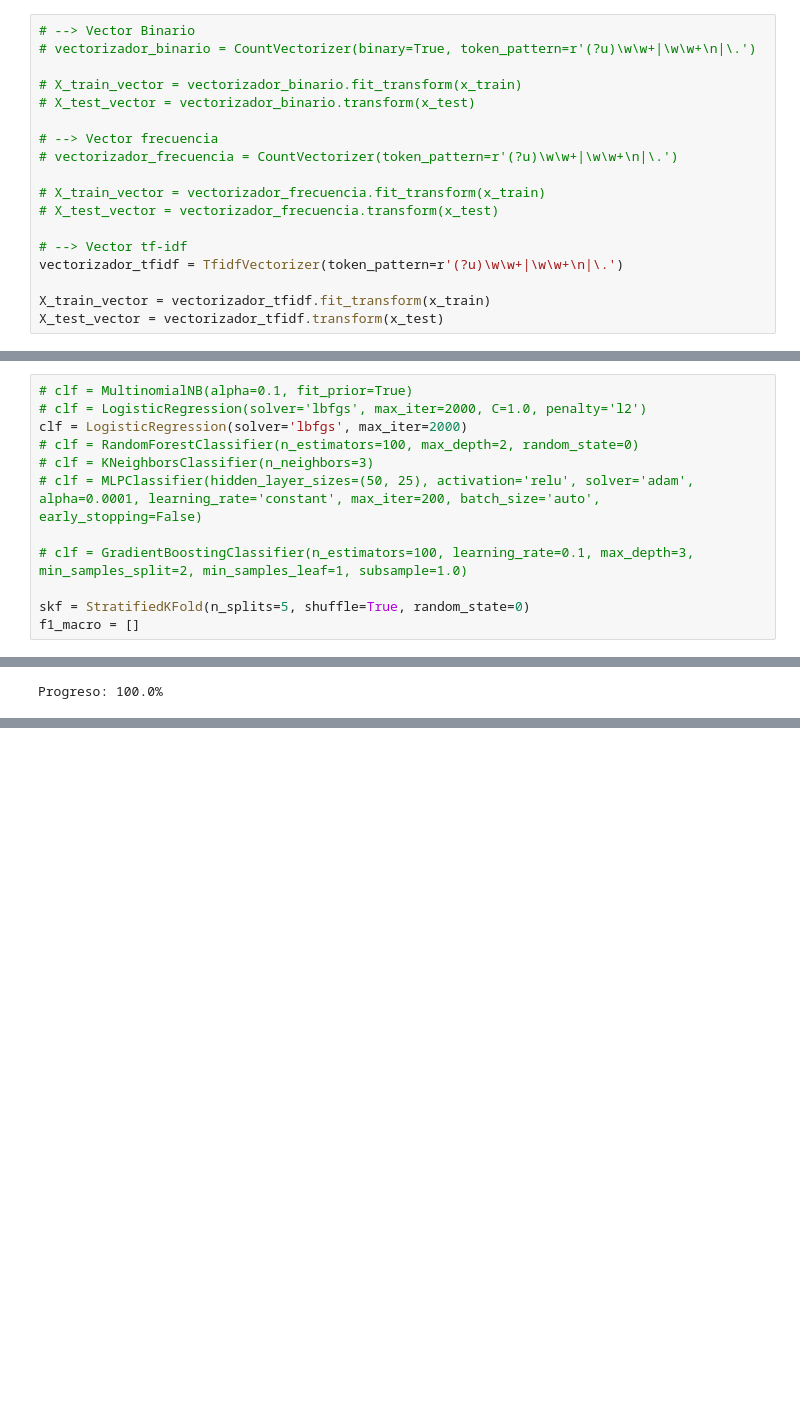
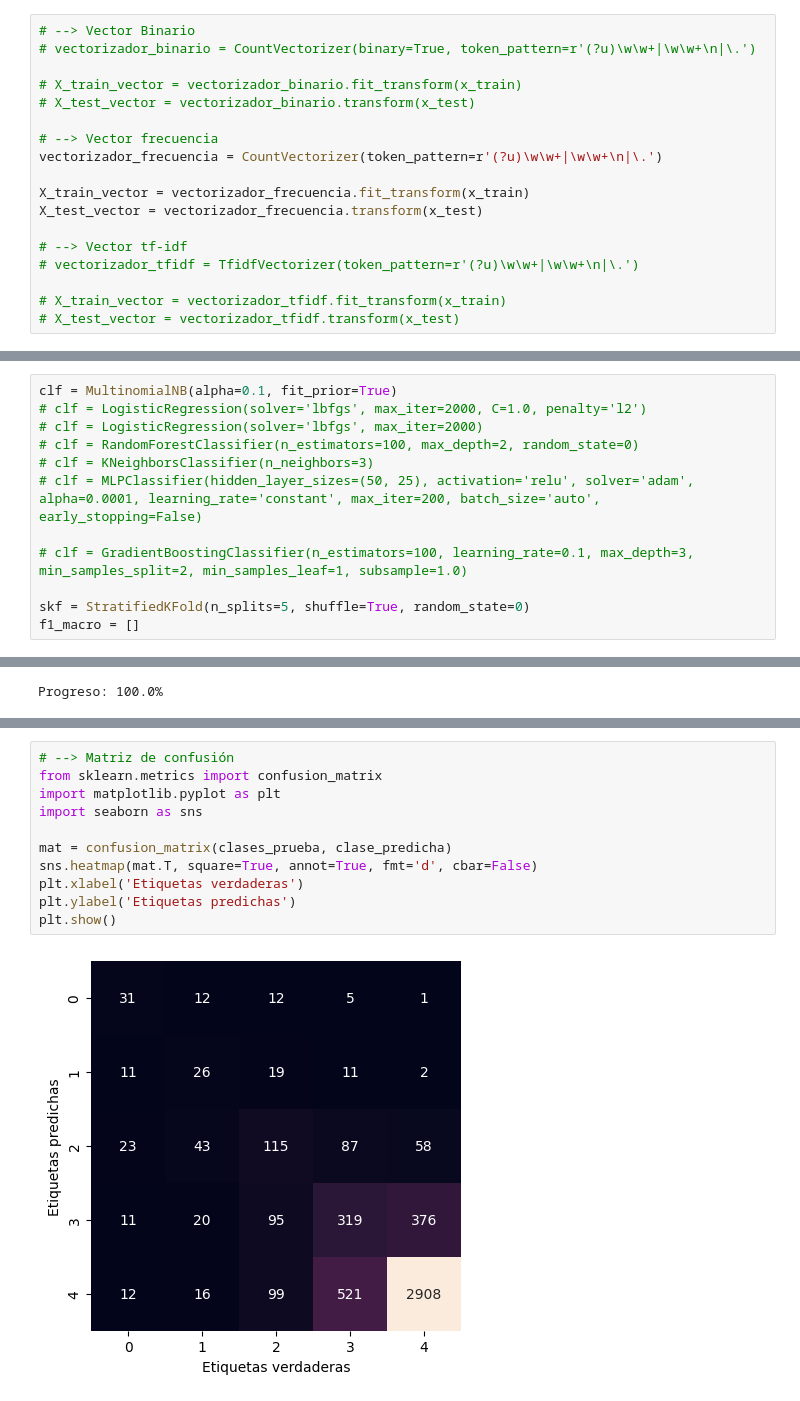
Before and after one commit to UrielMartinez21/Analisis-de-sentimiento, a Jupyter notebook: entrenamiento/entrenamiento.ipynb, the cells around one changed output, grey strips where cells are left out. Drawn from its saved outputs; the diff is of its cells as text; blank space fills up the shorter version.

```diff
--- a/entrenamiento/entrenamiento.ipynb
+++ b/entrenamiento/entrenamiento.ipynb
@@ -43,16 +43,16 @@ x_train, x_test, y_train, y_test = train_test_split(corpus, y, test_size=0.2, ra
 # X_test_vector = vectorizador_binario.transform(x_test)
 
 # --> Vector frecuencia
-# vectorizador_frecuencia = CountVectorizer(token_pattern=r'(?u)\w\w+|\w\w+\n|\.')
+vectorizador_frecuencia = CountVectorizer(token_pattern=r'(?u)\w\w+|\w\w+\n|\.')
 
-# X_train_vector = vectorizador_frecuencia.fit_transform(x_train)
-# X_test_vector = vectorizador_frecuencia.transform(x_test)
+X_train_vector = vectorizador_frecuencia.fit_transform(x_train)
+X_test_vector = vectorizador_frecuencia.transform(x_test)
 
 # --> Vector tf-idf
-vectorizador_tfidf = TfidfVectorizer(token_pattern=r'(?u)\w\w+|\w\w+\n|\.')
+# vectorizador_tfidf = TfidfVectorizer(token_pattern=r'(?u)\w\w+|\w\w+\n|\.')
 
-X_train_vector = vectorizador_tfidf.fit_transform(x_train)
-X_test_vector = vectorizador_tfidf.transform(x_test)
+# X_train_vector = vectorizador_tfidf.fit_transform(x_train)
+# X_test_vector = vectorizador_tfidf.transform(x_test)
 # %%
 print(X_train_vector[0].shape)
 # %% [output]
@@ -187,9 +187,9 @@ print(X_train_vector[0].shape)
 # %% [markdown]
 ## KFold Cross Validation
 # %%
-# clf = MultinomialNB(alpha=0.1, fit_prior=True)
+clf = MultinomialNB(alpha=0.1, fit_prior=True)
 # clf = LogisticRegression(solver='lbfgs', max_iter=2000, C=1.0, penalty='l2')
-clf = LogisticRegression(solver='lbfgs', max_iter=2000)
+# clf = LogisticRegression(solver='lbfgs', max_iter=2000)
 # clf = RandomForestClassifier(n_estimators=100, max_depth=2, random_state=0)
 # clf = KNeighborsClassifier(n_neighbors=3)
 # clf = MLPClassifier(hidden_layer_sizes=(50, 25), activation='relu', solver='adam', alpha=0.0001, learning_rate='constant', max_iter=200, batch_size='auto', early_stopping=False)
@@ -230,0 +254,13 @@ F1 macro: 41.0%
+# %%
+# --> Matriz de confusión
+from sklearn.metrics import confusion_matrix
+import matplotlib.pyplot as plt
+import seaborn as sns
+
+mat = confusion_matrix(clases_prueba, clase_predicha)
+sns.heatmap(mat.T, square=True, annot=True, fmt='d', cbar=False)
+plt.xlabel('Etiquetas verdaderas')
+plt.ylabel('Etiquetas predichas')
+plt.show()
+# %% [output]
+[figure, added]
```
Also changed, not shown: parts of 3 cells of this notebook, 13 other files.
